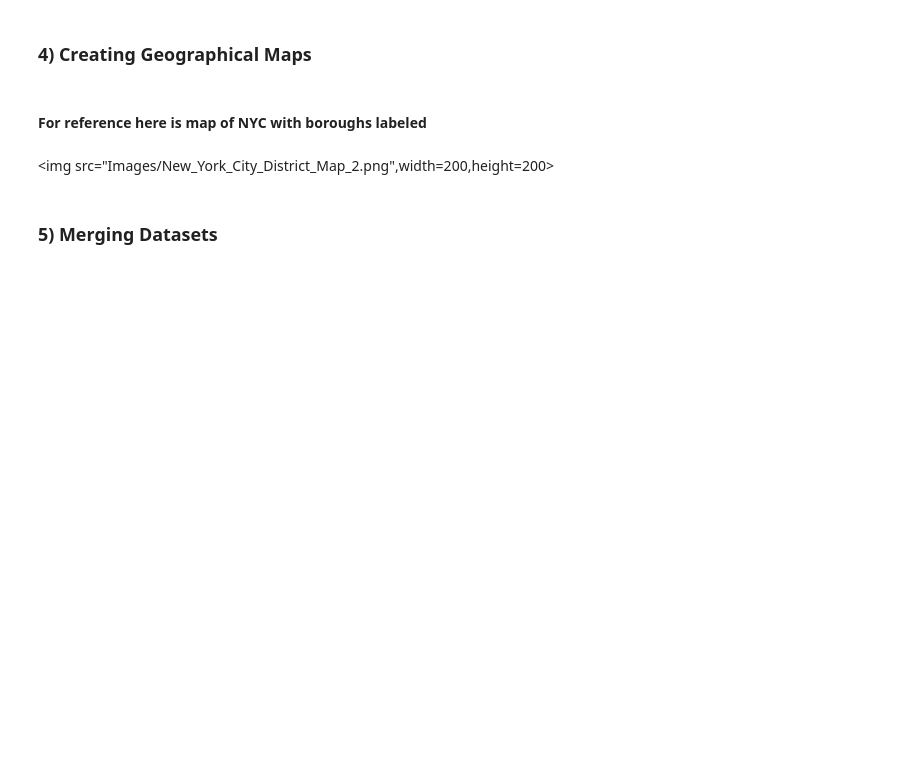
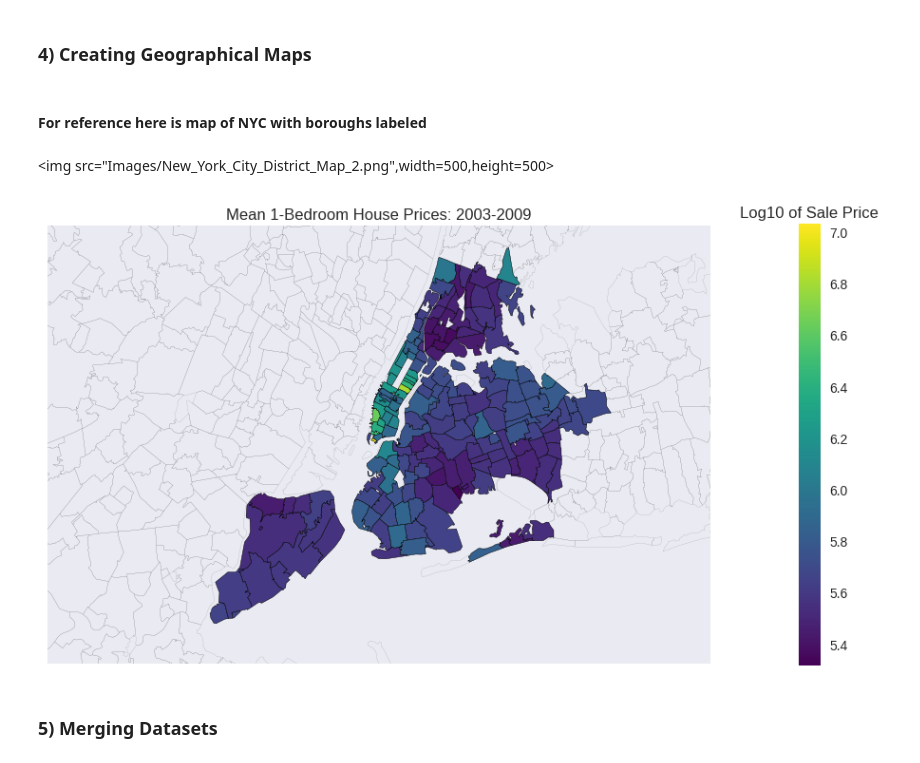
Before and after one commit to swzCuroverse/BostonCodeCamp26, a Jupyter notebook: NYCHousingCosts.ipynb, the cells around one changed output. Cells and saved outputs as stored; diff of their text form; code cells hidden in the pictures; blank space fills up the shorter version.

```diff
--- a/NYCHousingCosts.ipynb
+++ b/NYCHousingCosts.ipynb
@@ -139,7 +273,7 @@ byBorough.unstack(1)
 # %% [markdown]
 #### For reference here is map of NYC with boroughs labeled
 # %% [markdown]
-<img src="Images/New_York_City_District_Map_2.png",width=200,height=200>
+<img src="Images/New_York_City_District_Map_2.png",width=500,height=500>
 # %%
 # Plotting mean price on a map of Brooklyn
 # Calculating mean price by zipcode
@@ -153,7 +287,7 @@ m = Basemap(llcrnrlon=-74.5,llcrnrlat=40.45,urcrnrlon=-73.5,urcrnrlat=40.95,
             projection='lcc',lat_1=39.5,lat_2=41,lon_0=-74)
 
 # Read in the zipcode map shapefile
-shp_info = m.readshapefile(cwd + '/Mapfiles/cb_2013_us_zcta510_500k','zipCode',drawbounds= True, linewidth = 0.05)
+shp_info = m.readshapefile('Mapfiles/cb_2013_us_zcta510_500k','zipCode',drawbounds= True, linewidth = 0.05)
 
 # Getting a list of zip codes we want to plot
 zipcode_list = meanByZip.index.values
@@ -171,33 +305,35 @@ maxZipLog = np.log10(maxZip)
 minZip = np.float64(meanByZip.values.min())
 minZipLog = np.log10(minZip)
 
 # Find zipcodes for new shape in shape file
 for shapedict in m.zipCode_info:
     # cycle through zipcode
     zipcode = shapedict['ZCTA5CE10']
     zipcodes.append(zipcode)
 
 ax1 = plt.gca() # get current axes instance
 
 # For each shape in shape file, plot polygon segments.  Color is picked by indexing into colormap using
 # normalized cost, colormap by default has 256 levels,
 
 for nshape,seg in enumerate(m.zipCode):
     if zipcodes[nshape] in zipcode_list:
         cost = np.log10(meanByZip.loc[zipcodes[nshape]])
         cindex = int(((cost - minZipLog)/(maxZipLog - minZipLog))*257)
         color = cmap(cindex)[:3]
         poly = Polygon(seg,facecolor = color,  edgecolor= 'k')
         ax1.add_patch(poly)
 
 plt.title('Mean 1-Bedroom House Prices: 2003-2009')
 
 # Create a scaled colorbar that gives the range of values
 
 sm = plt.cm.ScalarMappable(cmap=cmap)
 sm.set_array(np.linspace(minZipLog,maxZipLog,257))
 cb = plt.colorbar(sm, shrink=.5, pad = 0.1)
 cb.ax.set_title('Log10 of Sale Price');
+# %% [output]
+[figure, added]
 # %% [markdown]
 ### 5) Merging Datasets
 # %%
```
Also changed, not shown: parts of 24 cells of this notebook.
